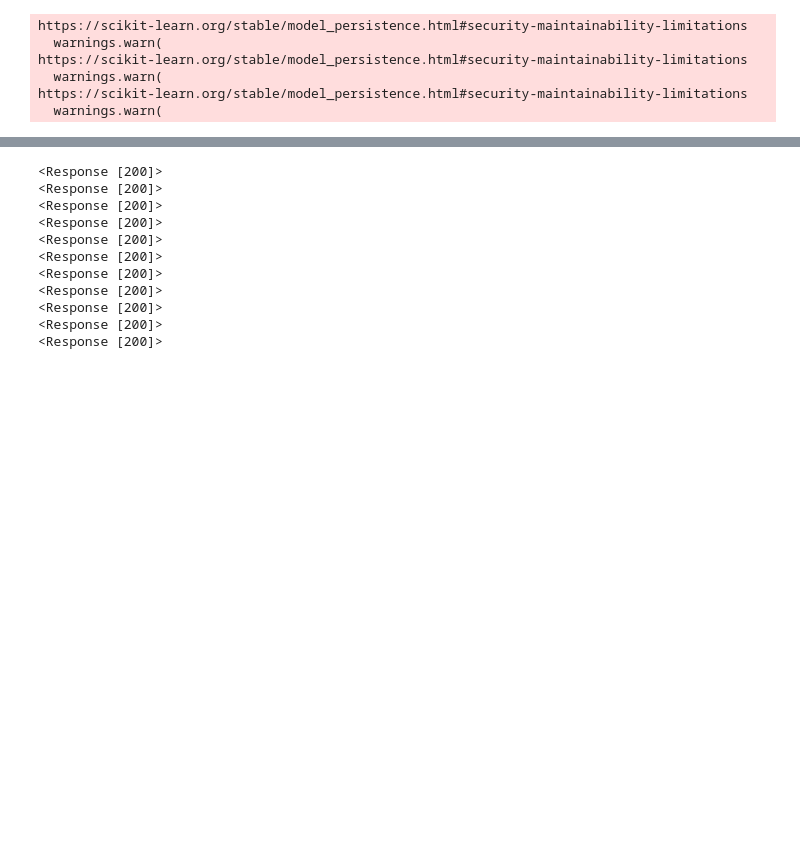
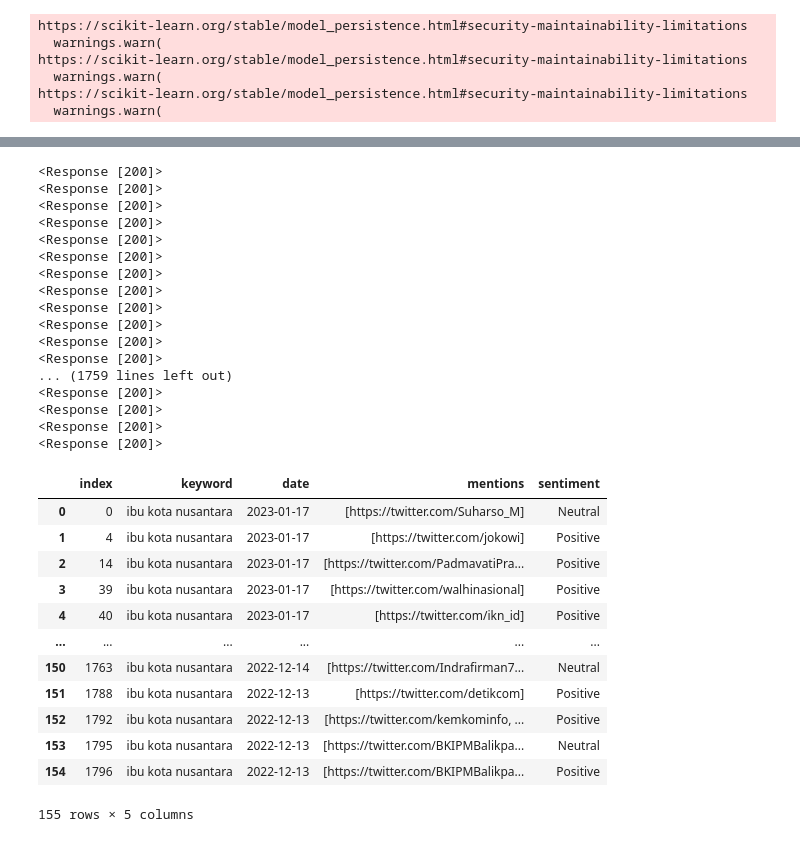
Before and after one commit to qoisoctava/sa_API, a Jupyter notebook: eksperimen_inferensi.ipynb, the cells around one changed output, grey strips where cells are left out. Saved outputs shown, nothing was run; the diff lists cells and outputs as text; code cells hidden in the pictures; blank space fills up the shorter version.

```diff
--- a/eksperimen_inferensi.ipynb
+++ b/eksperimen_inferensi.ipynb
@@ -287,7 +279,7 @@ apid = df.to_dict(orient='records')
 # %%
 
 
-for i in apid:
+for i in data_dict:
     dicts ={
         'dateGet':i['timestamp'],
         'keyword':i['keyword'],
@@ -304,7 +296,7 @@ for i in apid:
         'topic':topic
         }
     # print(dicts)
-    c = requests.post('{}/post'.format(APIurl),dicts )
+    c = requests.post('{}/data/twitter'.format(APIurl),dicts )
     print(c)
 
 update(4)
@@ -320,5 +312,11 @@ update(4)
 <Response [200]>
 <Response [200]>
 <Response [200]>
+<Response [200]>
+... (1759 lines left out)
+<Response [200]>
+<Response [200]>
+<Response [200]>
+<Response [200]>
 # %%
 # cleanData[['Tweet', 'Result Prediction', 'text_preprocessed']].to_csv('pemilu.csv')
@@ -324,0 +328,19 @@ update(4)
+# %%
+df_mentions = df[['keyword','date','mentions','sentiment']]
+df_mentions = df_mentions[df_mentions['mentions'].notna()].reset_index()
+# %%
+df_mentions
+# %% [output]
+|  | index | keyword | date | mentions | sentiment |
+| 0 | 0 | ibu kota nusantara | 2023-01-17 | [https://twitter.com/Suharso_M] | Neutral |
+| 1 | 4 | ibu kota nusantara | 2023-01-17 | [https://twitter.com/jokowi] | Positive |
+| 2 | 14 | ibu kota nusantara | 2023-01-17 | [https://twitter.com/PadmavatiPra... | Positive |
+| 3 | 39 | ibu kota nusantara | 2023-01-17 | [https://twitter.com/walhinasional] | Positive |
+| 4 | 40 | ibu kota nusantara | 2023-01-17 | [https://twitter.com/ikn_id] | Positive |
+| ... | ... | ... | ... | ... | ... |
+| 150 | 1763 | ibu kota nusantara | 2022-12-14 | [https://twitter.com/Indrafirman7... | Neutral |
+| 151 | 1788 | ibu kota nusantara | 2022-12-13 | [https://twitter.com/detikcom] | Positive |
+| 152 | 1792 | ibu kota nusantara | 2022-12-13 | [https://twitter.com/kemkominfo, ... | Positive |
+| 153 | 1795 | ibu kota nusantara | 2022-12-13 | [https://twitter.com/BKIPMBalikpa... | Neutral |
+| 154 | 1796 | ibu kota nusantara | 2022-12-13 | [https://twitter.com/BKIPMBalikpa... | Positive |
+155 rows × 5 columns
```
Also changed, not shown: parts of 17 cells of this notebook, 1 other file.
